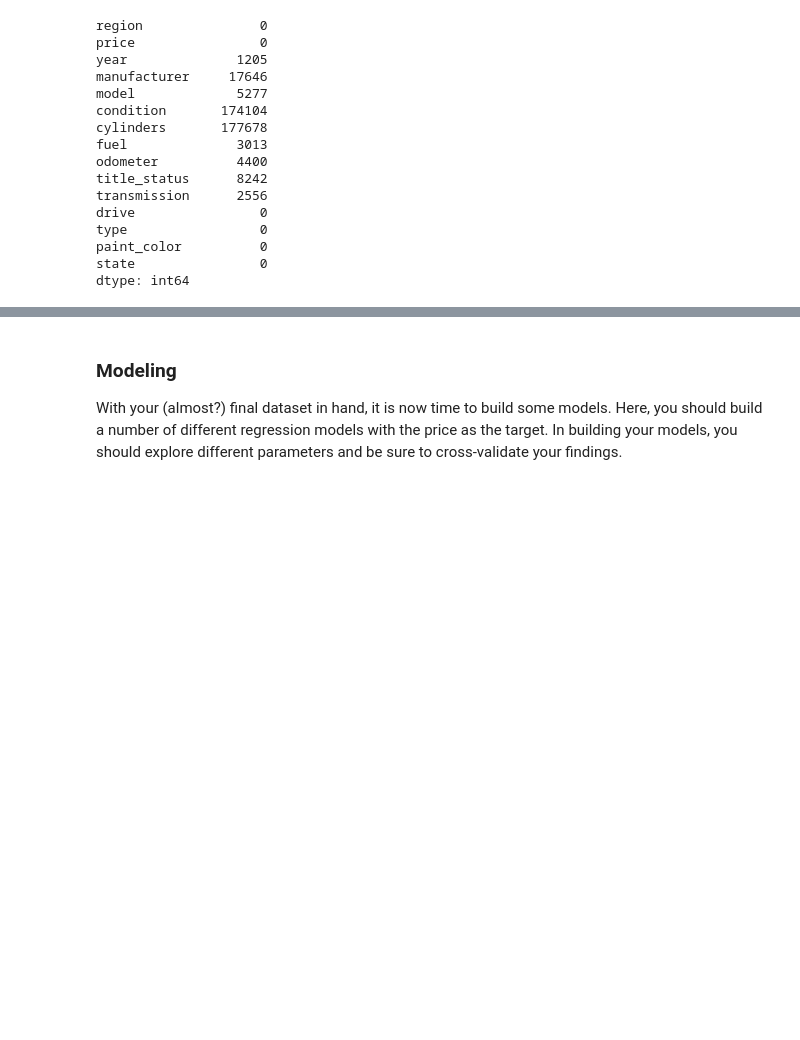
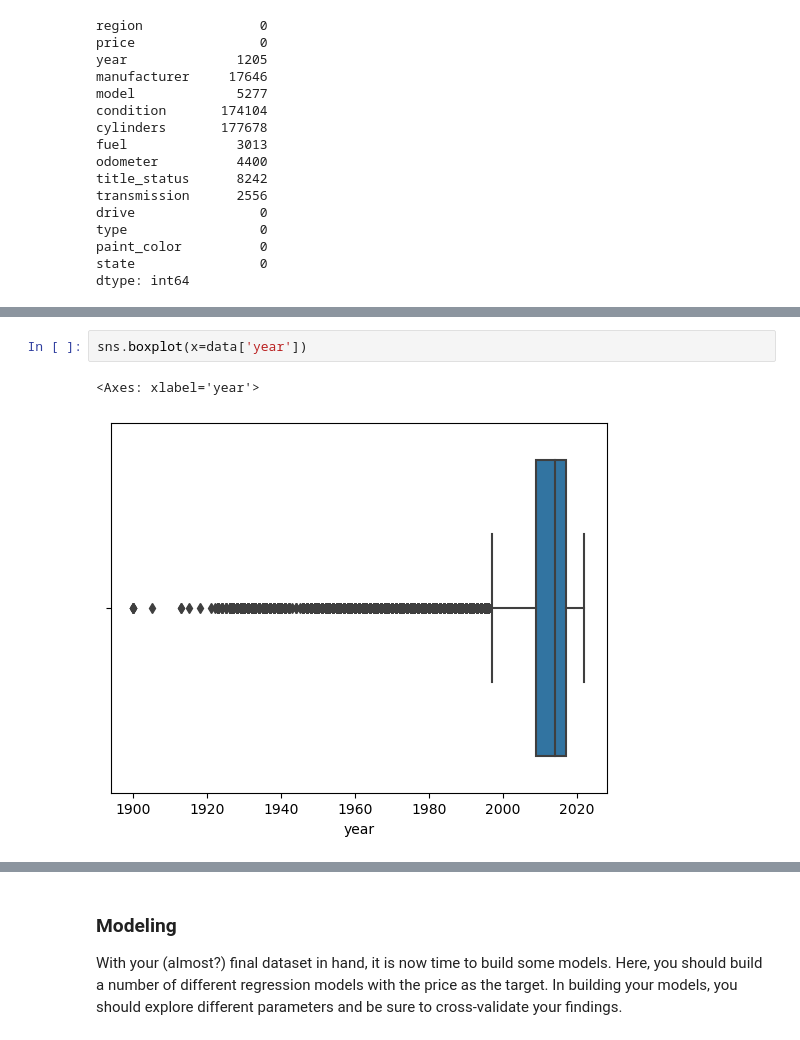
Before and after one commit to Hoomaaan/What-Drives-Prices-of-a-Car, a Jupyter notebook: prompt_II.ipynb, the cells around one changed output, grey strips where cells are left out. Cells and saved outputs as stored; diff of their text form; blank space fills up the shorter version.

```diff
--- a/prompt_II.ipynb
+++ b/prompt_II.ipynb
@@ -224,0 +336,5 @@ dtype: int64
+# %%
+sns.boxplot(x=data['year'])
+# %% [output]
+<Axes: xlabel='year'>
+[figure, added]
```
Also changed, not shown: parts of 32 cells of this notebook.
